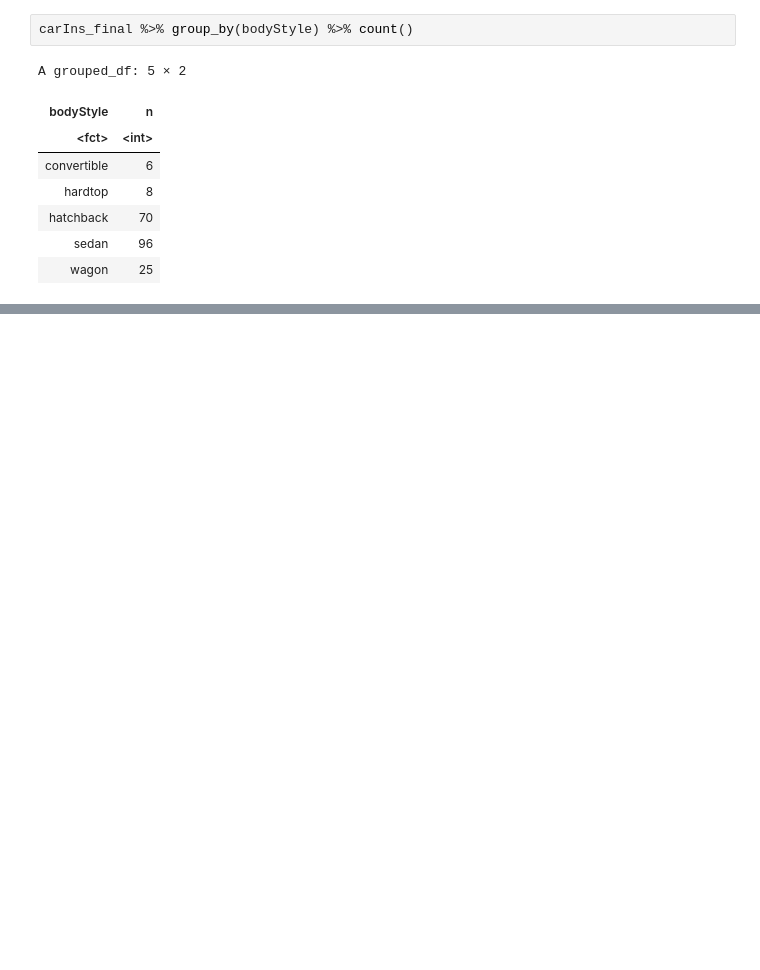
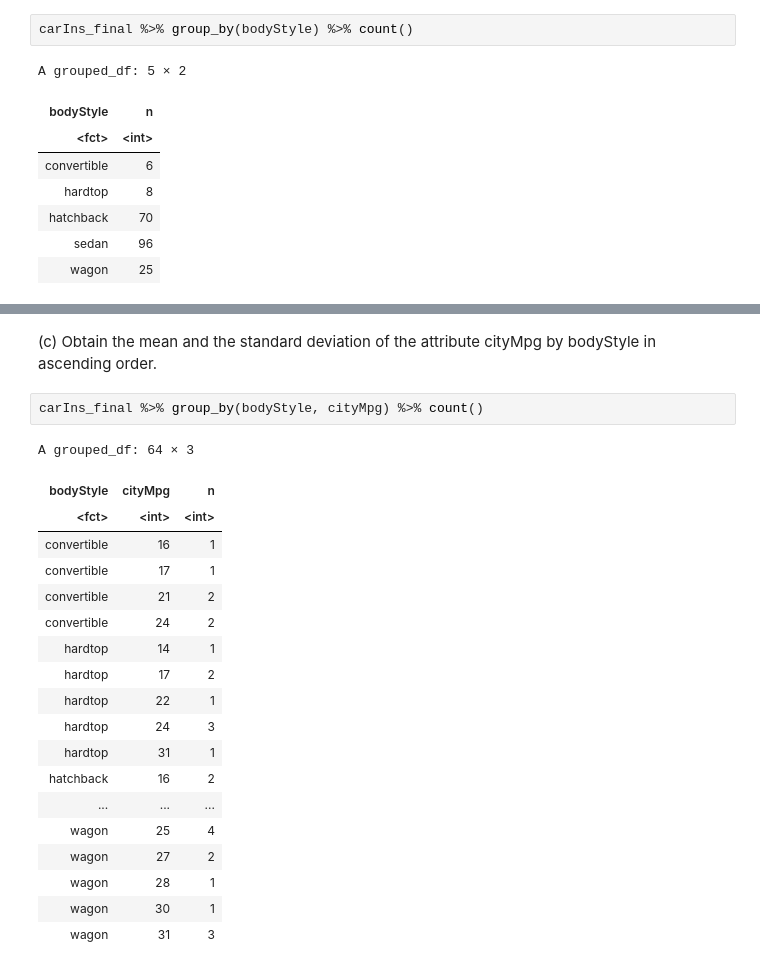
Before and after one commit to IGRA27/Data-Mining-and-Machine-Learning-, a Jupyter notebook: Deberes/3 Hands On Data Exploration/notebook/3HandsOnData Exploration.ipynb, the cells around one changed output, grey strips where cells are left out. Cells and saved outputs as stored; diff of their text form; blank space fills up the shorter version.

```diff
--- a/Deberes/3 Hands On Data Exploration/notebook/3HandsOnData Exploration.ipynb
+++ b/Deberes/3 Hands On Data Exploration/notebook/3HandsOnData Exploration.ipynb
@@ -64,0 +92,24 @@ A grouped_df: 5 × 2
+# %% [markdown]
+(c) Obtain the mean and the standard deviation of the attribute cityMpg by bodyStyle in ascending order.
+# %%
+carIns_final %>% group_by(bodyStyle, cityMpg) %>% count()
+# %% [output]
+A grouped_df: 64 × 3
+| bodyStyle | cityMpg | n |
+| <fct> | <int> | <int> |
+| convertible | 16 | 1 |
+| convertible | 17 | 1 |
+| convertible | 21 | 2 |
+| convertible | 24 | 2 |
+| hardtop | 14 | 1 |
+| hardtop | 17 | 2 |
+| hardtop | 22 | 1 |
+| hardtop | 24 | 3 |
+| hardtop | 31 | 1 |
+| hatchback | 16 | 2 |
+| ... | ... | ... |
+| wagon | 25 | 4 |
+| wagon | 27 | 2 |
+| wagon | 28 | 1 |
+| wagon | 30 | 1 |
+| wagon | 31 | 3 |
```
Also changed, not shown: parts of 6 cells of this notebook.
